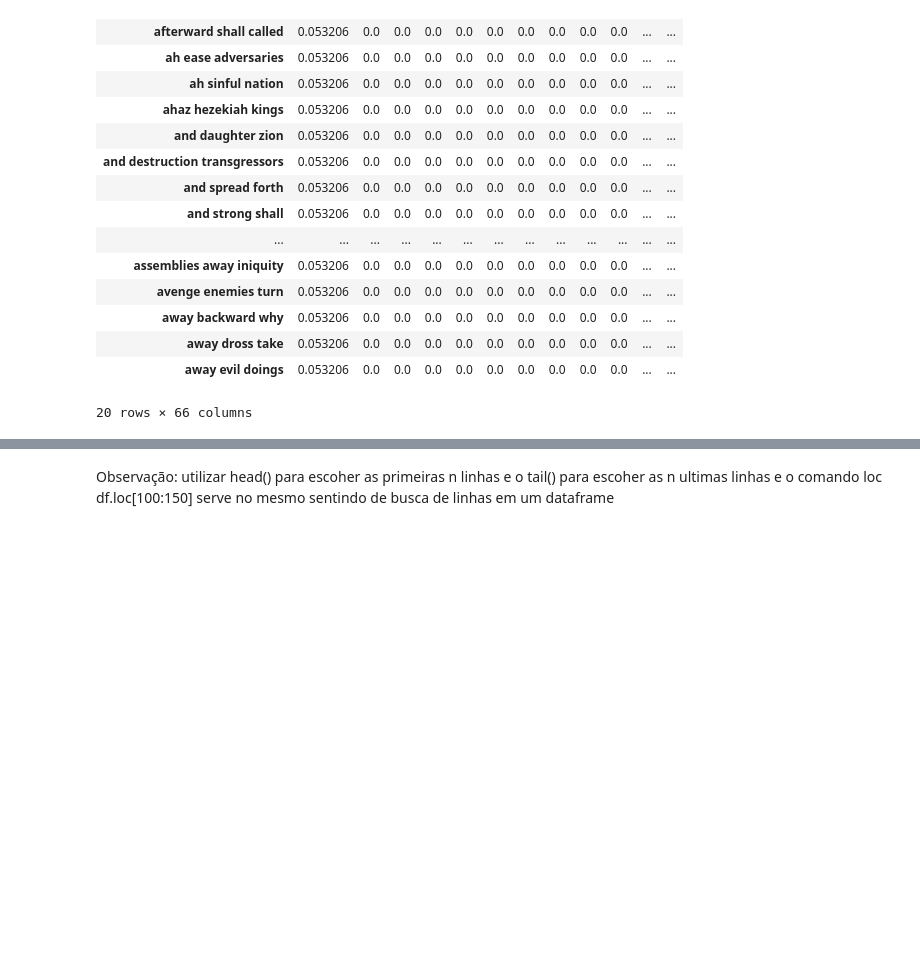
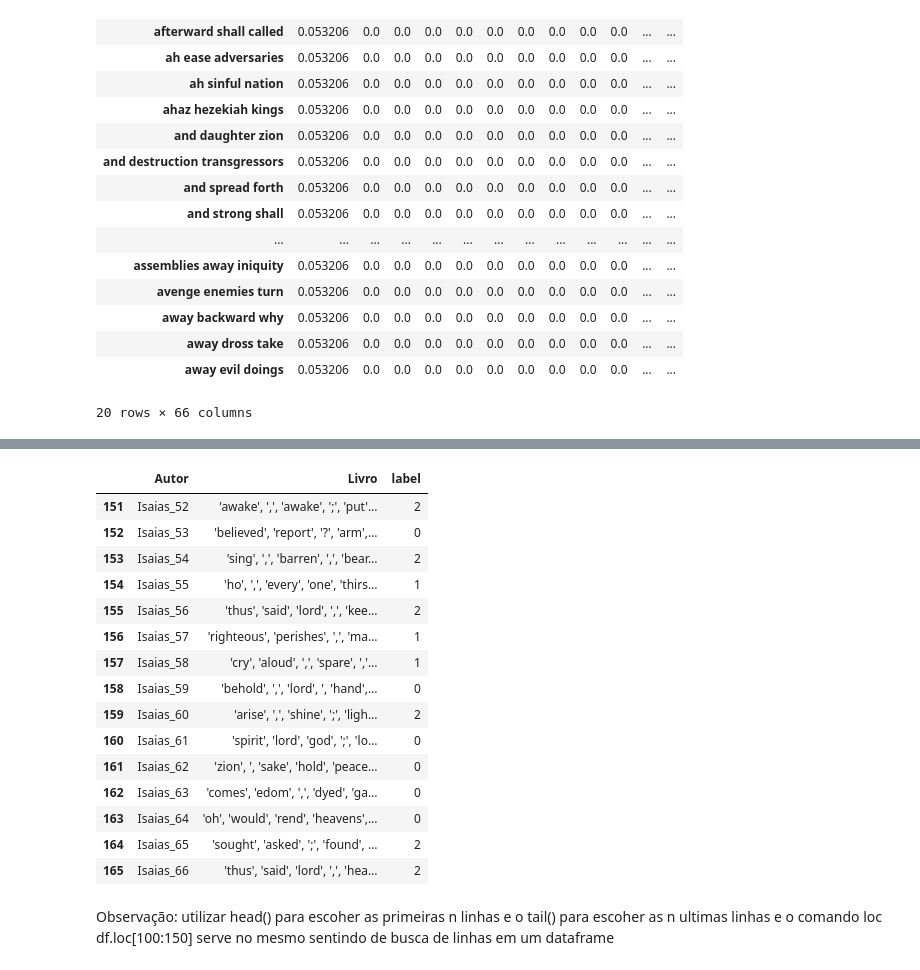
Before and after one commit to Bruno-cesar-dout/Versao_de_experimentos, a Jupyter notebook: Experimento_Isaias_cap_por_cap.ipynb, the cells around one changed output, grey strips where cells are left out. Cells and saved outputs as stored; diff of their text form; code cells hidden in the pictures; blank space fills up the shorter version.

Commit message:
Atualizando o livro de Isaias

```diff
--- a/Experimento_Isaias_cap_por_cap.ipynb
+++ b/Experimento_Isaias_cap_por_cap.ipynb
@@ -468,3 +468,22 @@ df.loc[100:150]
 | 150 | Isaias_51 | 'listen', ',', 'follow', 'righteo... | 2 |
+# %%
+df.loc[151:165]
+# %% [output]
+|  | Autor | Livro | label |
+| 151 | Isaias_52 | 'awake', ',', 'awake', ';', 'put'... | 2 |
+| 152 | Isaias_53 | 'believed', 'report', '?', 'arm',... | 0 |
+| 153 | Isaias_54 | 'sing', ',', 'barren', ',', 'bear... | 2 |
+| 154 | Isaias_55 | 'ho', ',', 'every', 'one', 'thirs... | 1 |
+| 155 | Isaias_56 | 'thus', 'said', 'lord', ',', 'kee... | 2 |
+| 156 | Isaias_57 | 'righteous', 'perishes', ',', 'ma... | 1 |
+| 157 | Isaias_58 | 'cry', 'aloud', ',', 'spare', ','... | 1 |
+| 158 | Isaias_59 | 'behold', ',', 'lord', ', 'hand',... | 0 |
+| 159 | Isaias_60 | 'arise', ',', 'shine', ';', 'ligh... | 2 |
+| 160 | Isaias_61 | 'spirit', 'lord', 'god', ';', 'lo... | 0 |
+| 161 | Isaias_62 | 'zion', ', 'sake', 'hold', 'peace... | 0 |
+| 162 | Isaias_63 | 'comes', 'edom', ',', 'dyed', 'ga... | 0 |
+| 163 | Isaias_64 | 'oh', 'would', 'rend', 'heavens',... | 0 |
+| 164 | Isaias_65 | 'sought', 'asked', ';', 'found', ... | 2 |
+| 165 | Isaias_66 | 'thus', 'said', 'lord', ',', 'hea... | 2 |
 # %% [markdown]
 Observação: utilizar head() para escoher as primeiras n linhas e o tail() para escoher as n ultimas linhas e o comando loc df.loc[100:150] serve no mesmo sentindo de busca de linhas em um dataframe
```
Also changed, not shown: parts of 7 cells of this notebook.
